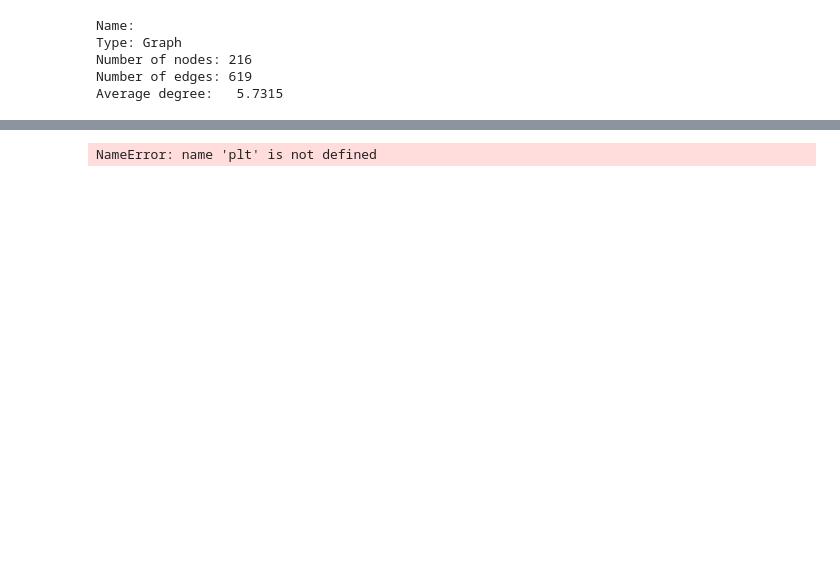
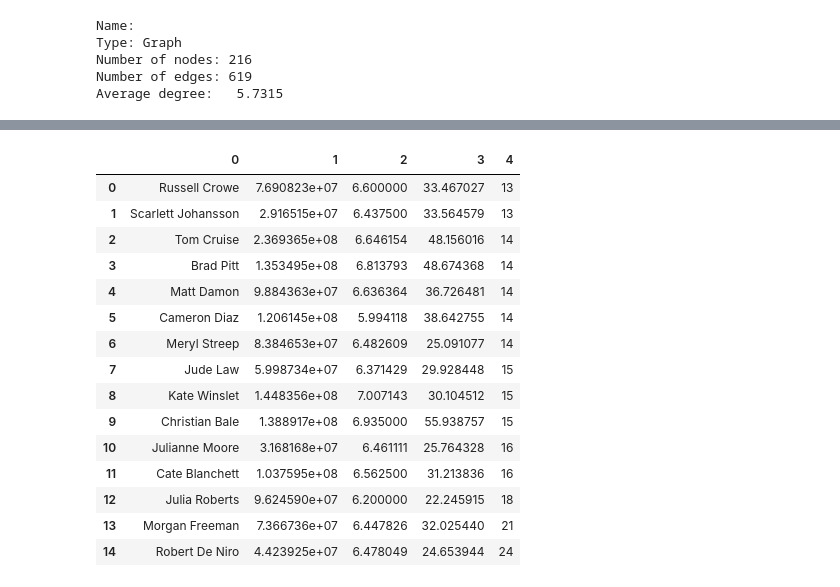
Before and after one commit to k7p/dataviz_project, a Jupyter notebook: code/plotly plots net attempt.ipynb, the cells around one changed output, grey strips where cells are left out. Drawn from its saved outputs; the diff is of its cells as text; code cells hidden in the pictures; blank space fills up the shorter version.

```diff
--- a/code/plotly plots net attempt.ipynb
+++ b/code/plotly plots net attempt.ipynb
@@ -375,6 +352,8 @@ Average degree:   5.7315
 # %%
 nodes = list(G.node)
 d = dict(nx.degree(G))
+# %%
+imp_actors = sorted(d, key=d.get)[201:]
 # %%
 pos=nx.kamada_kawai_layout(G)
 # %%
@@ -433,13 +412,6 @@ iplot(fig1)
 [interactive output not drawn]
 # %%
 features = []
-for item in most_prolific:
-    group = subset1.loc[(subset1['actor1'] == item) | (subset1['actor2']== item) | (subset1['actor3']== item)]
-    features.append((item, group.profit.mean(), group.vote_average.mean(), group.popularity.mean()))
+for item in imp_actors:
+    group = df.loc[(df['actor1'] == item) | (df['actor2']== item) ]
+    features.append((item, group.profit.mean(), group.vote_average.mean(), group.popularity.mean(), d[item]))
-# %%
-fig =plt.figure(figsize=(16, 12))
-import matplotlib.pyplot as plt
-nx.draw_kamada_kawai(G, node_color=[i[1] for i in features], node_size = [20*i[2] for i in features])
-plt.show()
-# %% [output]
-NameError: name 'plt' is not defined
@@ -447,0 +418,21 @@ print(nx.__version__)
+# %%
+top15 = pd.DataFrame(features)
+# %%
+top15
+# %% [output]
+|  | 0 | 1 | 2 | 3 | 4 |
+| 0 | Russell Crowe | 7.690823e+07 | 6.600000 | 33.467027 | 13 |
+| 1 | Scarlett Johansson | 2.916515e+07 | 6.437500 | 33.564579 | 13 |
+| 2 | Tom Cruise | 2.369365e+08 | 6.646154 | 48.156016 | 14 |
+| 3 | Brad Pitt | 1.353495e+08 | 6.813793 | 48.674368 | 14 |
+| 4 | Matt Damon | 9.884363e+07 | 6.636364 | 36.726481 | 14 |
+| 5 | Cameron Diaz | 1.206145e+08 | 5.994118 | 38.642755 | 14 |
+| 6 | Meryl Streep | 8.384653e+07 | 6.482609 | 25.091077 | 14 |
+| 7 | Jude Law | 5.998734e+07 | 6.371429 | 29.928448 | 15 |
+| 8 | Kate Winslet | 1.448356e+08 | 7.007143 | 30.104512 | 15 |
+| 9 | Christian Bale | 1.388917e+08 | 6.935000 | 55.938757 | 15 |
+| 10 | Julianne Moore | 3.168168e+07 | 6.461111 | 25.764328 | 16 |
+| 11 | Cate Blanchett | 1.037595e+08 | 6.562500 | 31.213836 | 16 |
+| 12 | Julia Roberts | 9.624590e+07 | 6.200000 | 22.245915 | 18 |
+| 13 | Morgan Freeman | 7.366736e+07 | 6.447826 | 32.025440 | 21 |
+| 14 | Robert De Niro | 4.423925e+07 | 6.478049 | 24.653944 | 24 |
```
Also changed, not shown: parts of 9 cells of this notebook.
